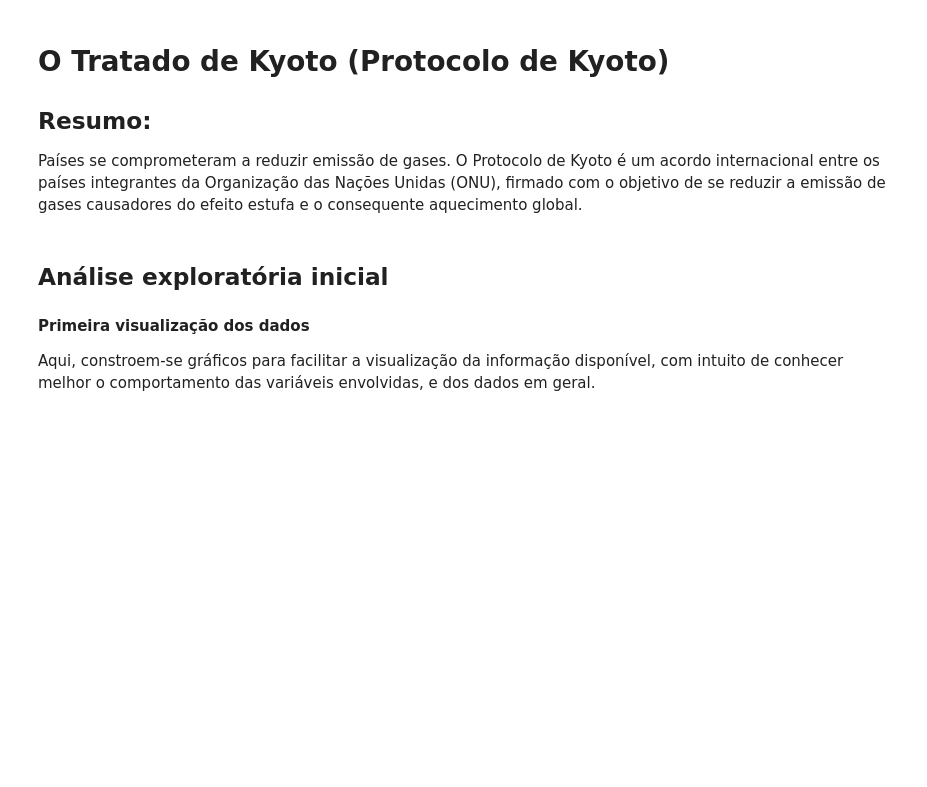
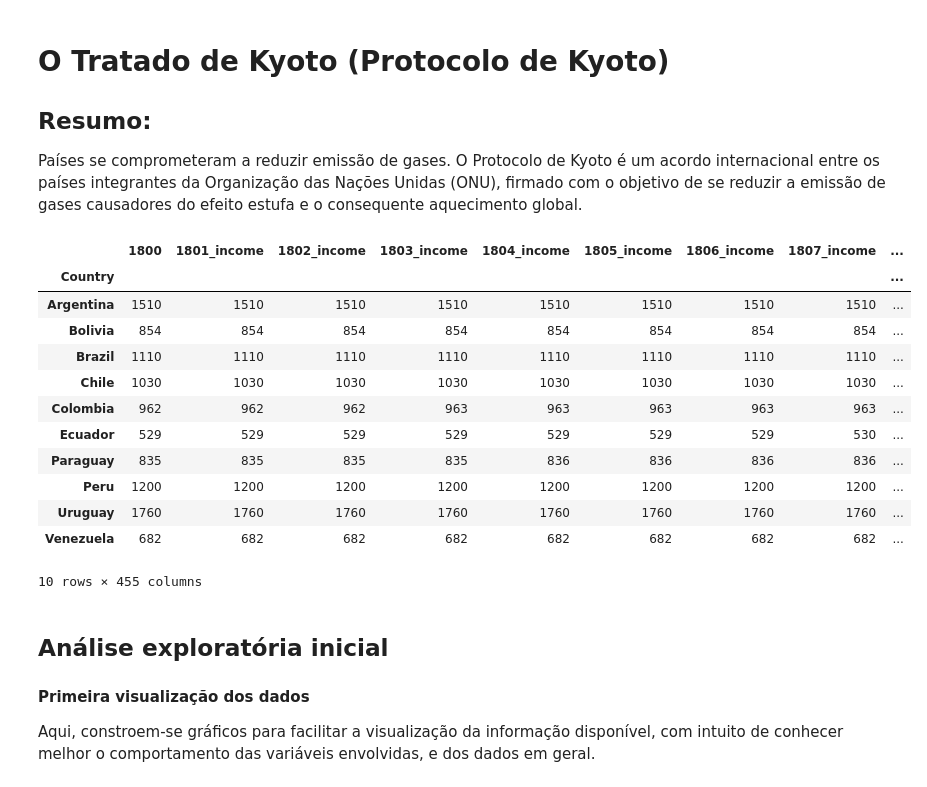
Before and after one commit to CEDipEngineering/DataSci_1, a Jupyter notebook: Final.ipynb, the cells around one changed output. Drawn from its saved outputs; the diff is of its cells as text; code cells hidden in the pictures; blank space fills up the shorter version.

```diff
--- a/Final.ipynb
+++ b/Final.ipynb
@@ -22,5 +22,6 @@ import pandas as pd
 import numpy as np
 import matplotlib.pyplot as plt
 
-data_life = pd.read_excel('life.xlsx')
-data_life = data_life.rename({'country':'Country'},axis = 1 ).set_index('Country')
+data_GDP_capita = pd.read_excel('Data/gdp.xlsx').rename({'country':'Country'},axis = 1 ).set_index('Country')
+data_income = pd.read_excel('Data/income.xlsx').rename({'country':'Country'},axis = 1 ).set_index('Country')
+data_all = data_income.join(data_GDP_capita, how = 'left', rsuffix = "_GDP", lsuffix = '_income')
@@ -53,3 +28,35 @@ data_life['Kyoto'] = [int(name not in non_Kyoto) for name in data_life.index.tol
+# %%
+### Países que não estão no tratado:
+Mercosul = ["Brazil",
+            "Argentina",
+            "Venezuela",
+            "Uruguay",
+            "Paraguay"]
+
+Non_Mercosul = ["Bolivia",
+                "Colombia",
+                "Chile",
+                "Ecuador",
+                "Peru"]
+all_south = Non_Mercosul+Mercosul
+
+bool_series = [country in all_south for country in data_all.index.tolist()]
+data_all = data_all.loc[bool_series]
+data_all["Mercosul"] = [int(country in Mercosul) for country in data_all.index.tolist()]
+# %% [output]
+|  | 1800 | 1801_income | 1802_income | 1803_income | 1804_income | 1805_income | 1806_income | 1807_income | ... |
+| Country |  |  |  |  |  |  |  |  | ... |
+| Argentina | 1510 | 1510 | 1510 | 1510 | 1510 | 1510 | 1510 | 1510 | ... |
+| Bolivia | 854 | 854 | 854 | 854 | 854 | 854 | 854 | 854 | ... |
+| Brazil | 1110 | 1110 | 1110 | 1110 | 1110 | 1110 | 1110 | 1110 | ... |
+| Chile | 1030 | 1030 | 1030 | 1030 | 1030 | 1030 | 1030 | 1030 | ... |
+| Colombia | 962 | 962 | 962 | 963 | 963 | 963 | 963 | 963 | ... |
+| Ecuador | 529 | 529 | 529 | 529 | 529 | 529 | 529 | 530 | ... |
+| Paraguay | 835 | 835 | 835 | 835 | 836 | 836 | 836 | 836 | ... |
+| Peru | 1200 | 1200 | 1200 | 1200 | 1200 | 1200 | 1200 | 1200 | ... |
+| Uruguay | 1760 | 1760 | 1760 | 1760 | 1760 | 1760 | 1760 | 1760 | ... |
+| Venezuela | 682 | 682 | 682 | 682 | 682 | 682 | 682 | 682 | ... |
+10 rows × 455 columns
 # %% [markdown]
 ## Análise exploratória inicial
 
```
Also changed, not shown: parts of 9 cells of this notebook, 3 other files.
